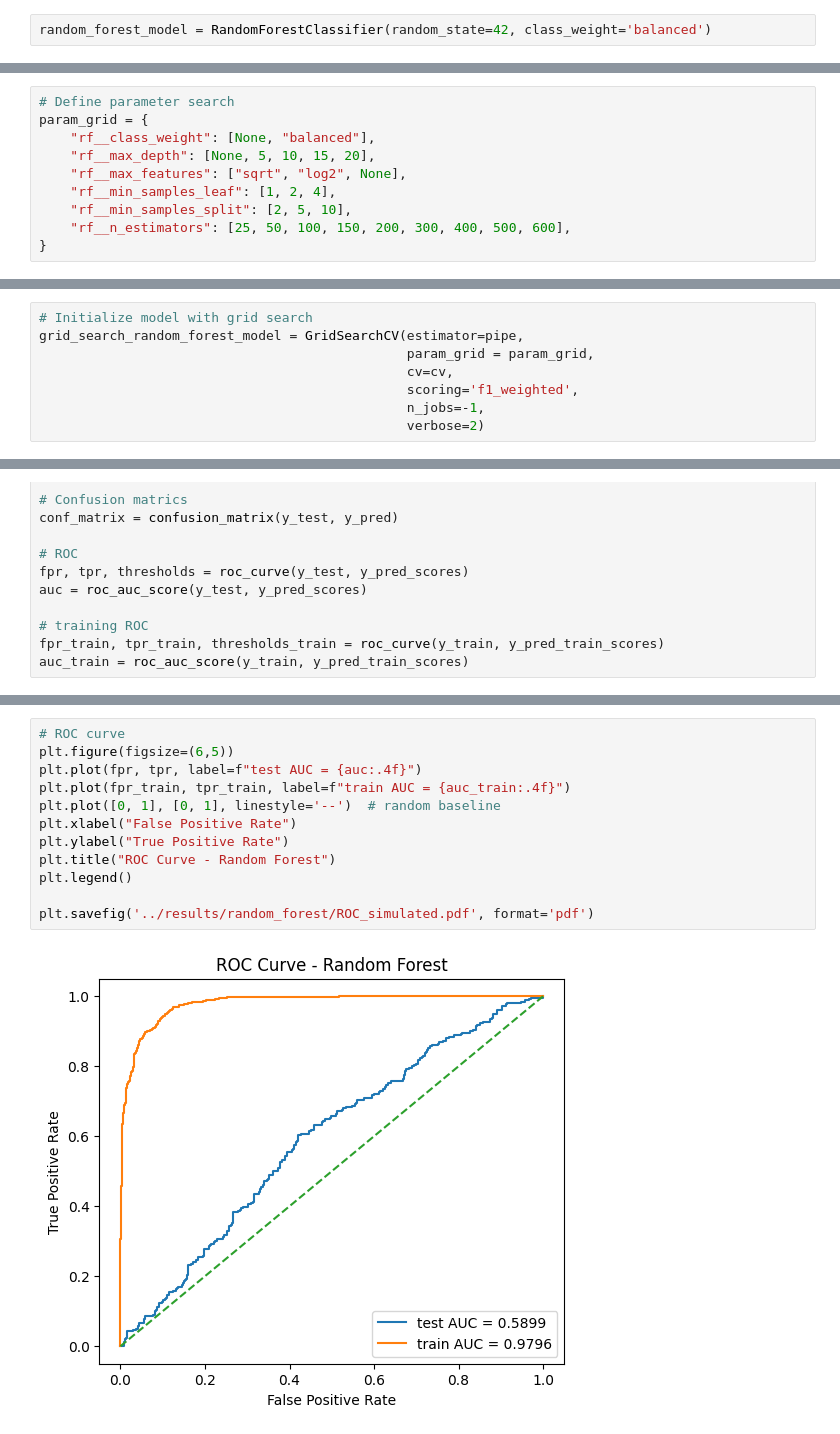
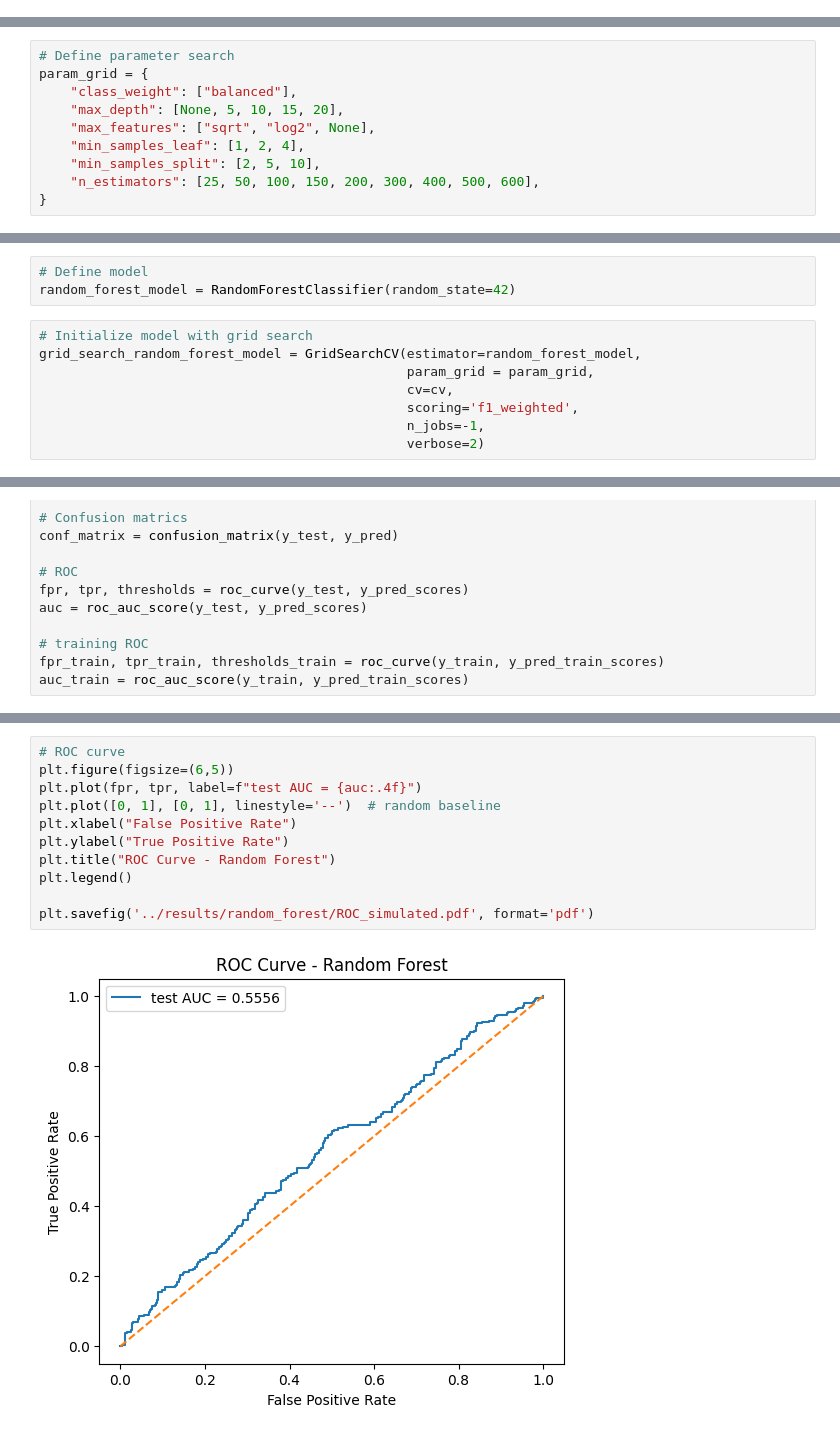
Before and after one commit to manuelfmerino/expression_prediction_AI, a Jupyter notebook: train_random_forest.ipynb, the cells around one changed output, grey strips where cells are left out. Drawn from its saved outputs; the diff is of its cells as text.

```diff
--- a/train_random_forest.ipynb
+++ b/train_random_forest.ipynb
@@ -305,8 +308,6 @@ param_grid = {
 # %%
 # Define cross-validation
 cv = StratifiedKFold(n_splits=5, shuffle=True, random_state=42)
-# %%
-random_forest_model = RandomForestClassifier(random_state=42, class_weight='balanced')
 # %%
 # Initialize model with grid search
 grid_search_random_forest_model = GridSearchCV(estimator=random_forest_model,
@@ -517,12 +517,12 @@ pipe = Pipeline([
 # %%
 # Define parameter search
 param_grid = {
-    "rf__class_weight": [None, "balanced"],
-    "rf__max_depth": [None, 5, 10, 15, 20],
-    "rf__max_features": ["sqrt", "log2", None],
-    "rf__min_samples_leaf": [1, 2, 4],
-    "rf__min_samples_split": [2, 5, 10],
-    "rf__n_estimators": [25, 50, 100, 150, 200, 300, 400, 500, 600],
+    "class_weight": ["balanced"],
+    "max_depth": [None, 5, 10, 15, 20],
+    "max_features": ["sqrt", "log2", None],
+    "min_samples_leaf": [1, 2, 4],
+    "min_samples_split": [2, 5, 10],
+    "n_estimators": [25, 50, 100, 150, 200, 300, 400, 500, 600],
 }
 # %%
 # Define cross-validation
@@ -532,6 +530,9 @@ random_forest_model = RandomForestClassifier(random_state=42, class_weight='bala
+# %%
+# Define model
+random_forest_model = RandomForestClassifier(random_state=42)
 # %%
 # Initialize model with grid search
-grid_search_random_forest_model = GridSearchCV(estimator=pipe,
+grid_search_random_forest_model = GridSearchCV(estimator=random_forest_model,
                                                param_grid = param_grid,
                                                cv=cv,
                                                scoring='f1_weighted',
@@ -646,17 +641,16 @@ disp.figure_.savefig('../results/random_forest/confusion_matrix_normalized_simul
 # %%
 # ROC curve
 plt.figure(figsize=(6,5))
 plt.plot(fpr, tpr, label=f"test AUC = {auc:.4f}")
-plt.plot(fpr_train, tpr_train, label=f"train AUC = {auc_train:.4f}")
 plt.plot([0, 1], [0, 1], linestyle='--')  # random baseline
 plt.xlabel("False Positive Rate")
 plt.ylabel("True Positive Rate")
 plt.title("ROC Curve - Random Forest")
 plt.legend()
 
 plt.savefig('../results/random_forest/ROC_simulated.pdf', format='pdf')
 # %% [output]
-[figure, old version]
+[figure, new version]
 # %%
 # Get feture importances
 n_feats = 20
```
Also changed, not shown: parts of 17 cells of this notebook, 5 other files.
